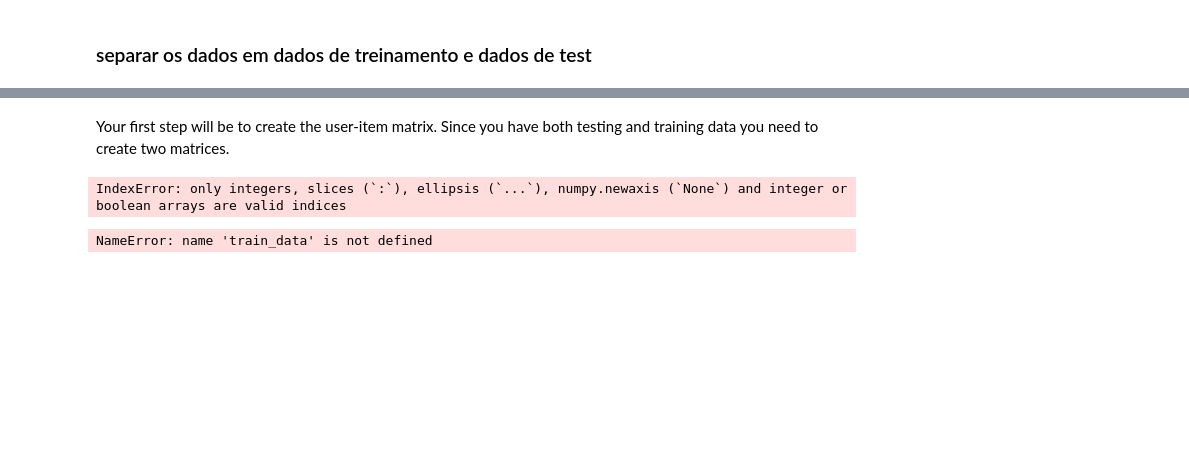
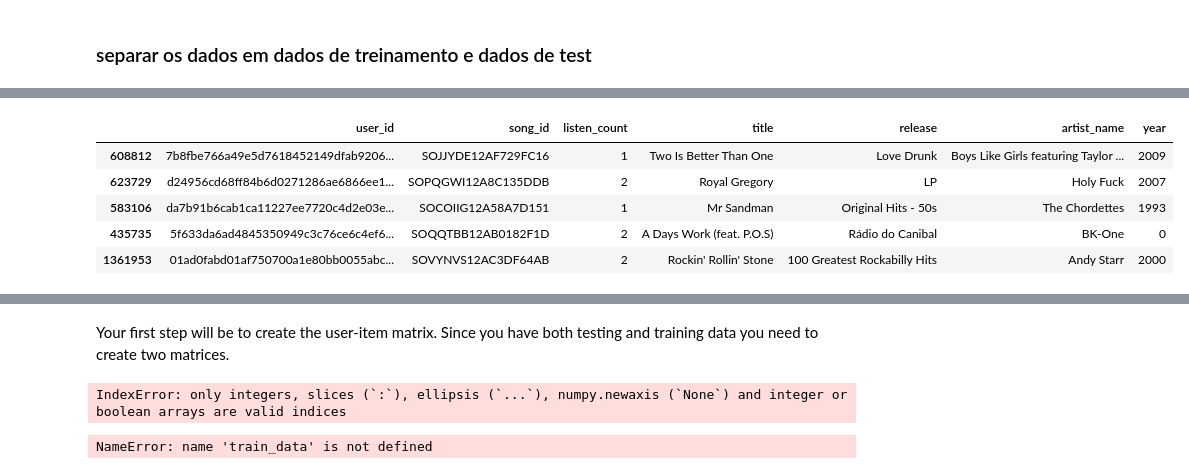
Before and after one commit to AlejandraG01/RS-init, a Jupyter notebook: my-MusicRS/mymusic_RS.ipynb, the cells around one changed output, grey strips where cells are left out. Drawn from its saved outputs; the diff is of its cells as text; code cells hidden in the pictures; blank space fills up the shorter version.

```diff
--- a/my-MusicRS/mymusic_RS.ipynb
+++ b/my-MusicRS/mymusic_RS.ipynb
@@ -196,0 +198,9 @@ train_data, test_data = cv.train_test_split(song_df, test_size=0.20, random_stat
+# %%
+train_data.head()
+# %% [output]
+|  | user_id | song_id | listen_count | title | release | artist_name | year |
+| 608812 | 7b8fbe766a49e5d7618452149dfab9206... | SOJJYDE12AF729FC16 | 1 | Two Is Better Than One | Love Drunk | Boys Like Girls featuring Taylor ... | 2009 |
+| 623729 | d24956cd68ff84b6d0271286ae6866ee1... | SOPQGWI12A8C135DDB | 2 | Royal Gregory | LP | Holy Fuck | 2007 |
+| 583106 | da7b91b6cab1ca11227ee7720c4d2e03e... | SOCOIIG12A58A7D151 | 1 | Mr Sandman | Original Hits - 50s | The Chordettes | 1993 |
+| 435735 | 5f633da6ad4845350949c3c76ce6c4ef6... | SOQQTBB12AB0182F1D | 2 | A Days Work (feat. P.O.S) | Rádio do Canibal | BK-One | 0 |
+| 1361953 | 01ad0fabd01af750700a1e80bb0055abc... | SOVYNVS12AC3DF64AB | 2 | Rockin' Rollin' Stone | 100 Greatest Rockabilly Hits | Andy Starr | 2000 |
```
Also changed, not shown: parts of 4 cells of this notebook, 1 other file.
